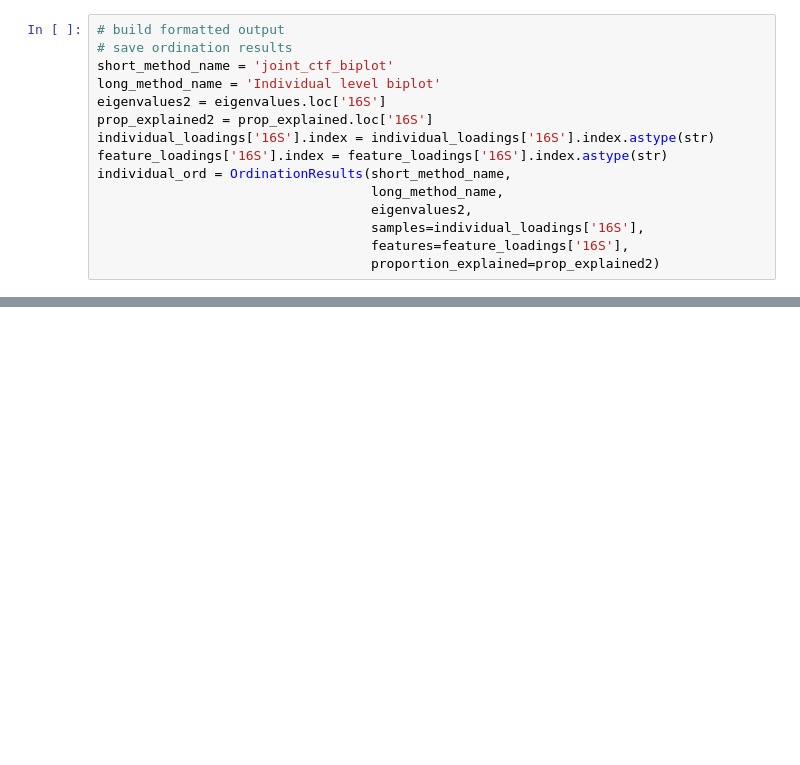
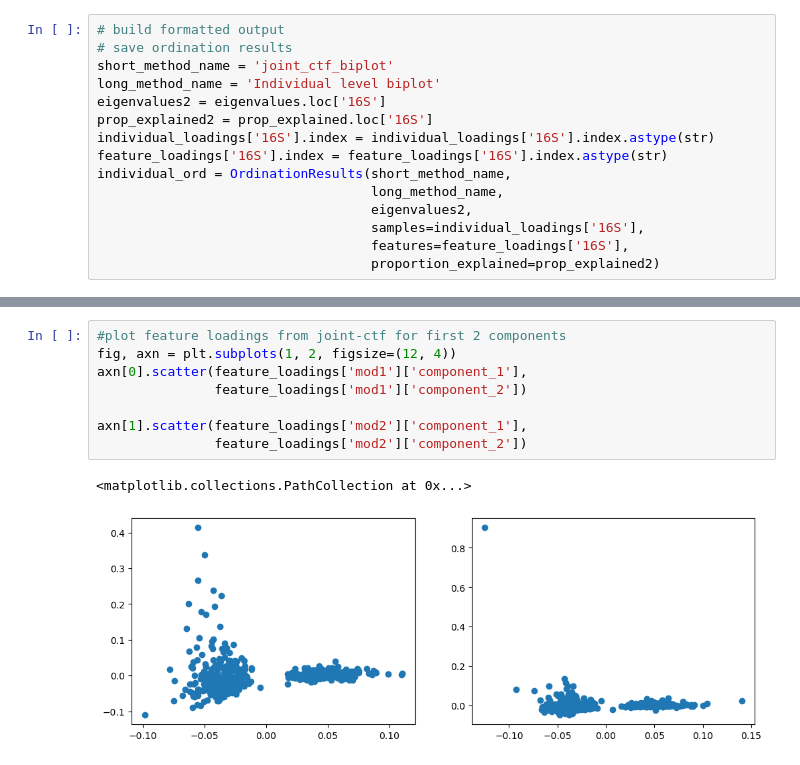
Before and after one commit to Biacordazzo/bia_gemelli, a Jupyter notebook: gemelli/joint_ctf.ipynb, the cells around one changed output, grey strips where cells are left out. Saved outputs shown, nothing was run; the diff lists cells and outputs as text; blank space fills up the shorter version.

```diff
--- a/gemelli/joint_ctf.ipynb
+++ b/gemelli/joint_ctf.ipynb
@@ -1543,0 +1641,11 @@ Emperor(individual_ord, mf, dimensions=15).set_axes(color='black').color_by('del
+# %%
+#plot feature loadings from joint-ctf for first 2 components
+fig, axn = plt.subplots(1, 2, figsize=(12, 4))
+axn[0].scatter(feature_loadings['mod1']['component_1'],
+               feature_loadings['mod1']['component_2'])
+
+axn[1].scatter(feature_loadings['mod2']['component_1'],
+               feature_loadings['mod2']['component_2'])
+# %% [output]
+<matplotlib.collections.PathCollection at 0x...>
+[figure, added]
```
Also changed, not shown: parts of 28 cells of this notebook.
